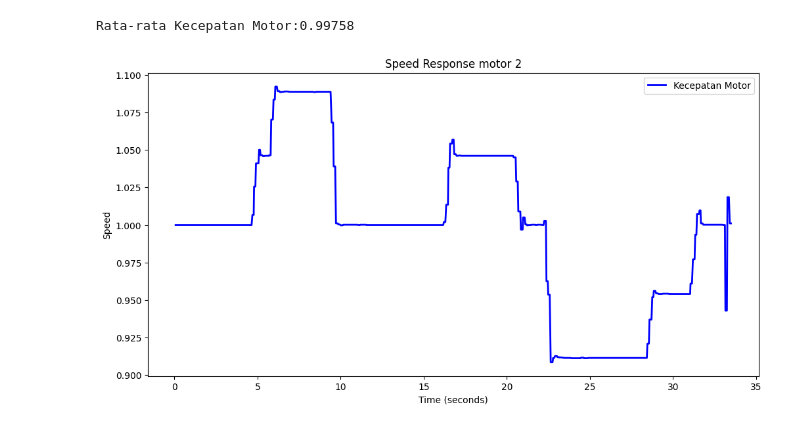
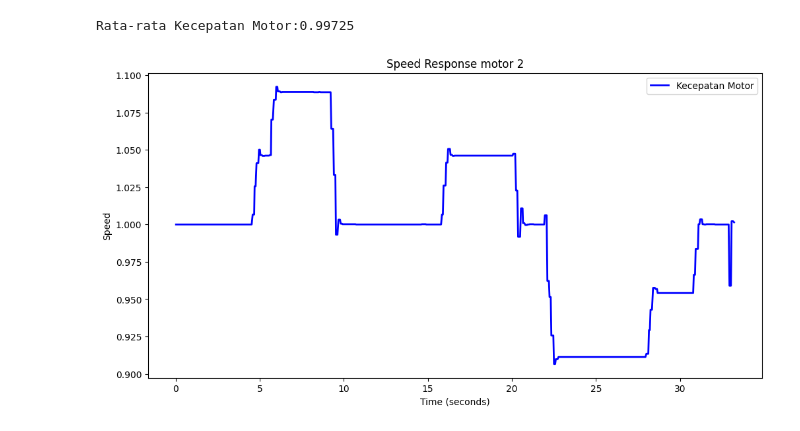
Before and after one commit to madeeryu/project_altino_webots, a Jupyter notebook: controllers/Fuzzy_NoPlot_2/ujicoba.ipynb, the cells around one changed output. Saved outputs shown, nothing was run; the diff lists cells and outputs as text; code cells hidden in the pictures.

```diff
--- a/controllers/Fuzzy_NoPlot_2/ujicoba.ipynb
+++ b/controllers/Fuzzy_NoPlot_2/ujicoba.ipynb
@@ -1,26 +1,26 @@
 # %%
 import pandas as pd
 import matplotlib.pyplot as plt
 from scipy.signal import find_peaks
 from scipy.ndimage import gaussian_filter1d
 import numpy as np
 # Nama file CSV yang akan dibaca
-csv_file_name = 'coba2.csv'
+csv_file_name = 'coba.csv'
 
 # Baca data dari file CSV menggunakan pandas
 data = pd.read_csv(csv_file_name)
 
 plt.figure(figsize=(12, 6))
 plt.plot(data['Time'], data['SpeedMotor'],color= 'blue', label='Kecepatan Motor', linewidth=2)
 plt.xlabel('Time (seconds)')
 plt.ylabel('Speed')
 plt.title('Speed Response motor 2')
 plt.grid(False)
 plt.legend()
 
 speedMotor = data['SpeedMotor']
 rata_rata_speedMotor = speedMotor.mean()
 print(f'Rata-rata Kecepatan Motor:{rata_rata_speedMotor:.5f}')
 # %% [output]
-Rata-rata Kecepatan Motor:0.99758
+Rata-rata Kecepatan Motor:0.99725
-[figure, old version]
+[figure, new version]
```
Also changed, not shown: 11 other files.
